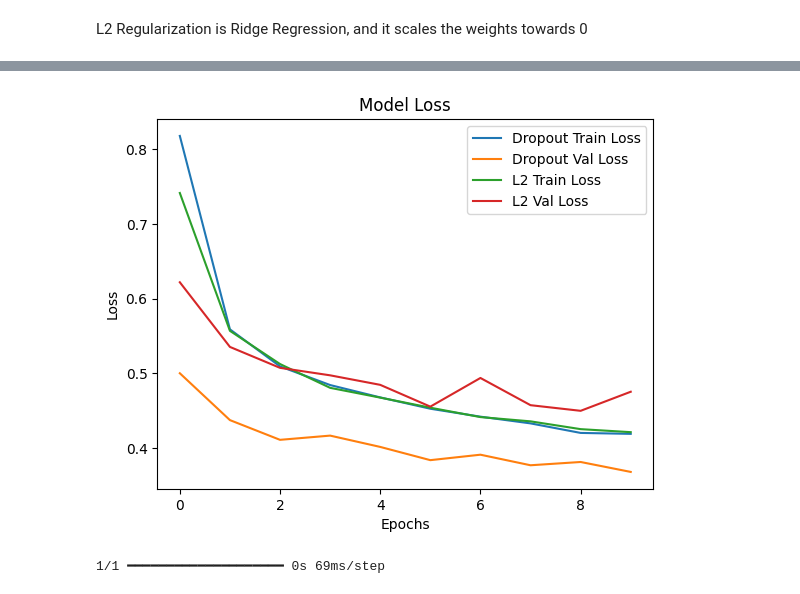
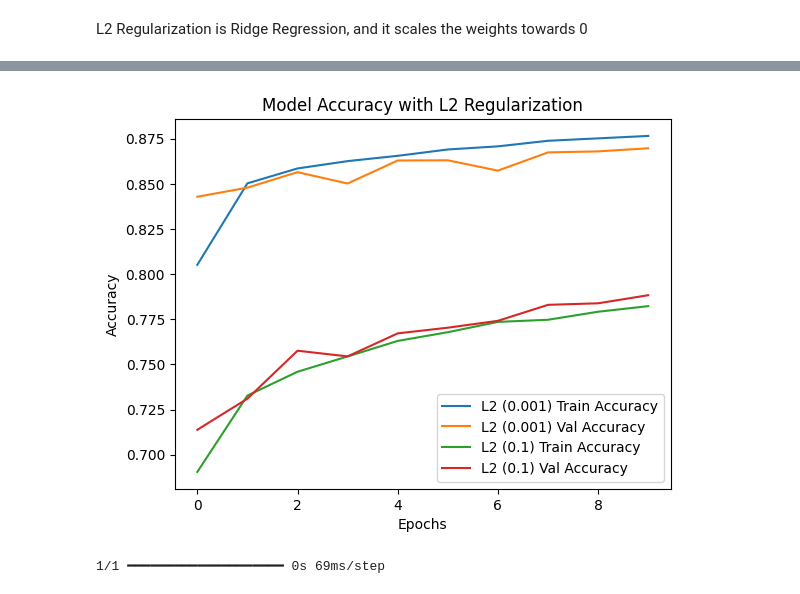
Before and after one commit to Wania-n/ML_Semester-Project_i222369_i222325, a Jupyter notebook: Baseline_NN.ipynb, the cells around one changed output, grey strips where cells are left out. Saved outputs shown, nothing was run; the diff lists cells and outputs as text; code cells hidden in the pictures.

```diff
--- a/Baseline_NN.ipynb
+++ b/Baseline_NN.ipynb
@@ -40,7 +56,8 @@ L2 Regularization is Ridge Regression, and it scales the weights towards 0
 # %%
 # With L2 Regularization
 
-def build_model_with_l2():
+# L2 regularization with 0.001
+def build_model_with_l2_1():
     model = keras.Sequential([
         layers.Input(shape=(784,)),
         layers.Dense(128, activation='relu', kernel_regularizer=regularizers.l2(0.001)),
@@ -51,5 +68,18 @@ def build_model_with_l2():
                   loss='sparse_categorical_crossentropy',
                   metrics=['accuracy'])
     return model
+
+# L2 Regularization with 0.1
+def build_model_with_l2_2():
+    model = keras.Sequential([
+        layers.Input(shape=(784,)),
+        layers.Dense(128, activation='relu', kernel_regularizer=regularizers.l2(0.1)),
+        layers.Dense(64, activation='relu', kernel_regularizer=regularizers.l2(0.1)),
+        layers.Dense(10, activation='softmax')
+    ])
+    model.compile(optimizer='adam',
+                  loss='sparse_categorical_crossentropy',
+                  metrics=['accuracy'])
+    return model
 # %%
 # Training the models and comparing them
@@ -91,46 +138,72 @@ L2 NN-Model Train Time: 22.41413402557373
 # %%
 # Evaluate both models
-dropout_train_acc = dropout_history.history['accuracy'][-1]
-dropout_val_acc = dropout_history.history['val_accuracy'][-1]
-dropout_test_acc = dropout_model.evaluate(x_test_flat, y_test, verbose=0)[1]  # test accuracy
+# Dropout = 50%
+dropout_train_acc = dropout_history1.history['accuracy'][-1]
+dropout_val_acc = dropout_history1.history['val_accuracy'][-1]
+dropout_test_acc = dropout_model1.evaluate(x_test_flat, y_test, verbose=0)[1]  # test accuracy
 dropout_gap = dropout_train_acc - dropout_val_acc
 
-l2_train_acc = l2_history.history['accuracy'][-1]
-l2_val_acc = l2_history.history['val_accuracy'][-1]
-l2_test_acc = l2_model.evaluate(x_test_flat, y_test, verbose=0)[1]  # test accuracy
-l2_gap = l2_train_acc - l2_val_acc
-
-print("\nDropout Model:")
+print("\nDropout Model (50%):")
 print(f"Train Accuracy: {dropout_train_acc:.4f}")
 print(f"Val Accuracy:   {dropout_val_acc:.4f}")
 print(f"Test Accuracy:  {dropout_test_acc:.4f}")
 print(f"Overfitting Gap: {dropout_gap:.4f}")
 
-print("\nL2 Regularized Model:")
+# Dropout = 20%
+dropout_train_acc = dropout_history2.history['accuracy'][-1]
+dropout_val_acc = dropout_history2.history['val_accuracy'][-1]
+dropout_test_acc = dropout_model2.evaluate(x_test_flat, y_test, verbose=0)[1]  # test accuracy
+dropout_gap = dropout_train_acc - dropout_val_acc
+
+print("\nDropout Model (20%):")
+print(f"Train Accuracy: {dropout_train_acc:.4f}")
+print(f"Val Accuracy:   {dropout_val_acc:.4f}")
+print(f"Test Accuracy:  {dropout_test_acc:.4f}")
+print(f"Overfitting Gap: {dropout_gap:.4f}")
+
+# L2 Regularization (0.001)
+l2_train_acc = l2_history1.history['accuracy'][-1]
+l2_val_acc = l2_history1.history['val_accuracy'][-1]
+l2_test_acc = l2_model1.evaluate(x_test_flat, y_test, verbose=0)[1]  # test accuracy
+l2_gap = l2_train_acc - l2_val_acc
+
+print("\nL2 Regularized Model (0.001):")
+print(f"Train Accuracy: {l2_train_acc:.4f}")
+print(f"Val Accuracy:   {l2_val_acc:.4f}")
+print(f"Test Accuracy:  {l2_test_acc:.4f}")
+print(f"Overfitting Gap: {l2_gap:.4f}")
+
+# L2 Regularization (0.1)
+l2_train_acc = l2_history2.history['accuracy'][-1]
+l2_val_acc = l2_history2.history['val_accuracy'][-1]
+l2_test_acc = l2_model2.evaluate(x_test_flat, y_test, verbose=0)[1]  # test accuracy
+l2_gap = l2_train_acc - l2_val_acc
+
+print("\nL2 Regularized Model (0.1):")
 print(f"Train Accuracy: {l2_train_acc:.4f}")
 print(f"Val Accuracy:   {l2_val_acc:.4f}")
 print(f"Test Accuracy:  {l2_test_acc:.4f}")
 print(f"Overfitting Gap: {l2_gap:.4f}")
 
 # Plotting training and validation accuracy vs epochs for both models
-plt.plot(dropout_history.history['accuracy'], label='Dropout Train Accuracy')
-plt.plot(dropout_history.history['val_accuracy'], label='Dropout Val Accuracy')
-plt.plot(l2_history.history['accuracy'], label='L2 Train Accuracy')
-plt.plot(l2_history.history['val_accuracy'], label='L2 Val Accuracy')
-plt.title('Model Accuracy')
+plt.plot(dropout_history1.history['accuracy'], label='Dropout (50%) Train Accuracy')
+plt.plot(dropout_history1.history['val_accuracy'], label='Dropout (50%) Val Accuracy')
+plt.plot(dropout_history2.history['accuracy'], label='Dropout (20%) Train Accuracy')
+plt.plot(dropout_history2.history['val_accuracy'], label='Dropout (20%) Val Accuracy')
+plt.title('Model Accuracy with Dropout Regularization')
 plt.xlabel('Epochs')
 plt.ylabel('Accuracy')
 plt.legend(loc='lower right')
 plt.show()
 
-# Plotting training and validation loss vs epochs for both models
-plt.plot(dropout_history.history['loss'], label='Dropout Train Loss')
-plt.plot(dropout_history.history['val_loss'], label='Dropout Val Loss')
-plt.plot(l2_history.history['loss'], label='L2 Train Loss')
-plt.plot(l2_history.history['val_loss'], label='L2 Val Loss')
-plt.title('Model Loss')
+
+plt.plot(l2_history1.history['accuracy'], label='L2 (0.001) Train Accuracy')
+plt.plot(l2_history1.history['val_accuracy'], label='L2 (0.001) Val Accuracy')
+plt.plot(l2_history2.history['accuracy'], label='L2 (0.1) Train Accuracy')
+plt.plot(l2_history2.history['val_accuracy'], label='L2 (0.1) Val Accuracy')
+plt.title('Model Accuracy with L2 Regularization')
 plt.xlabel('Epochs')
-plt.ylabel('Loss')
-plt.legend(loc='upper right')
+plt.ylabel('Accuracy')
+plt.legend(loc='lower right')
 plt.show()
 # %% [output]
@@ -149,4 +228,4 @@ Overfitting Gap: 0.0213
-[figure, old version]
+[figure, new version]
 # %%
 # Use L2 model for testing
 predictions = l2_model.predict(x_test_flat[:25])
```
Also changed, not shown: parts of 3 cells of this notebook, 1 other file.
